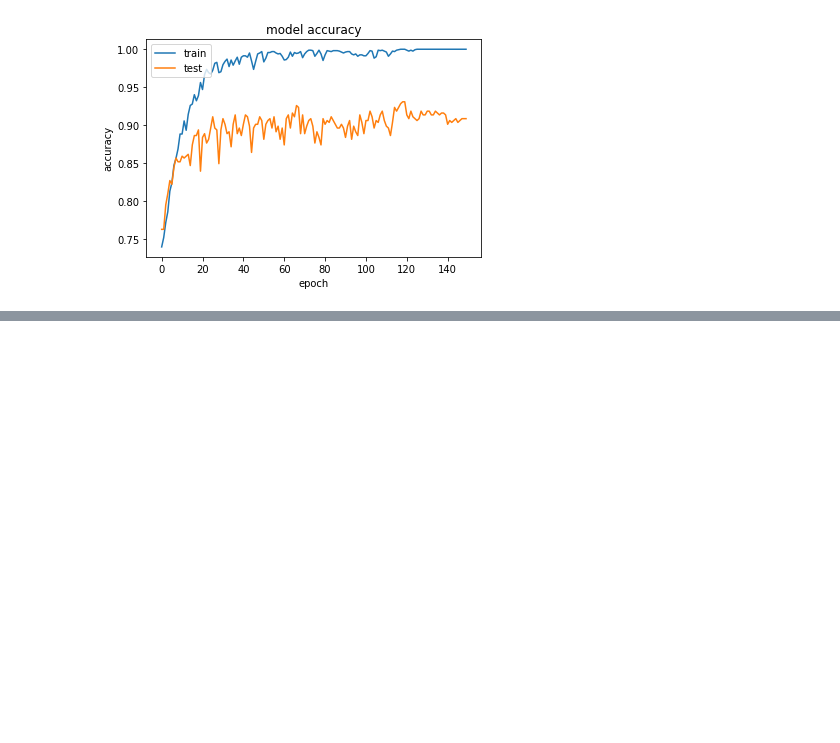
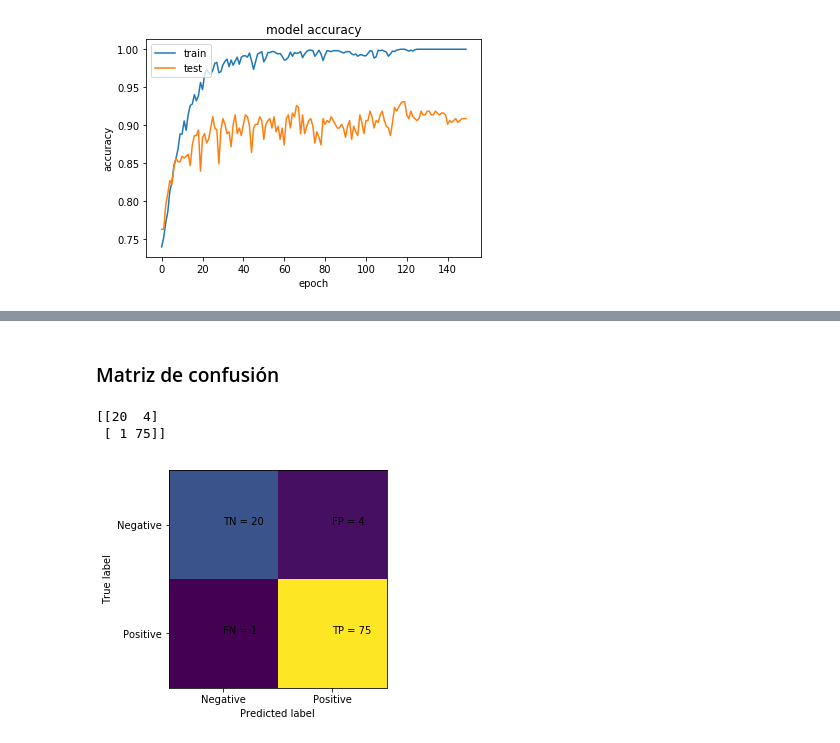
Before and after one commit to diegolamus/InvestigacionLeishmaniasis, a Jupyter notebook: ModeloPredictivo/Experiment.ipynb, the cells around one changed output, grey strips where cells are left out. Drawn from its saved outputs; the diff is of its cells as text; code cells hidden in the pictures; blank space fills up the shorter version.

```diff
--- a/ModeloPredictivo/Experiment.ipynb
+++ b/ModeloPredictivo/Experiment.ipynb
@@ -649,0 +770,27 @@ Epoch 00150: val_acc did not improve from 0.92574
+# %% [markdown]
+### Matriz de confusión
+# %%
+from sklearn.metrics import confusion_matrix
+import numpy as np
+
+cm = confusion_matrix(y_true,y_pred)
+print(cm)
+
+# Pretty print
+plt.clf()
+plt.imshow(cm, interpolation='nearest')
+class_names  = ['Negative','Positive']
+plt.ylabel('True label')
+plt.xlabel('Predicted label')
+tick_marks = np.arange(len(class_names))
+plt.xticks(tick_marks,class_names)
+plt.yticks(tick_marks,class_names)
+s = [['TN','FP'],['FN','TP']]
+for i in range(2):
+    for j in range(2):
+        plt.text(j,i,str(s[i][j])+ " = "+ str(cm[i][j]))
+plt.show()
+# %% [output]
+[[20  4]
+ [ 1 75]]
+[figure, added]
```
Also changed, not shown: parts of 50 cells of this notebook, 2 other files.
